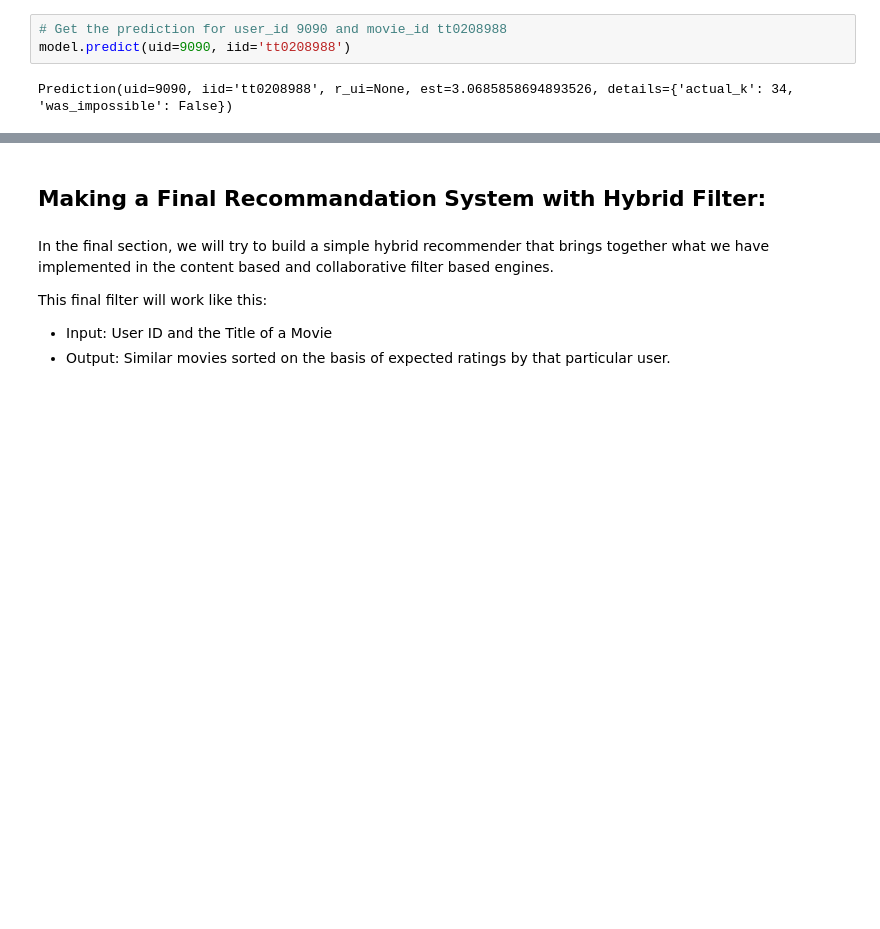
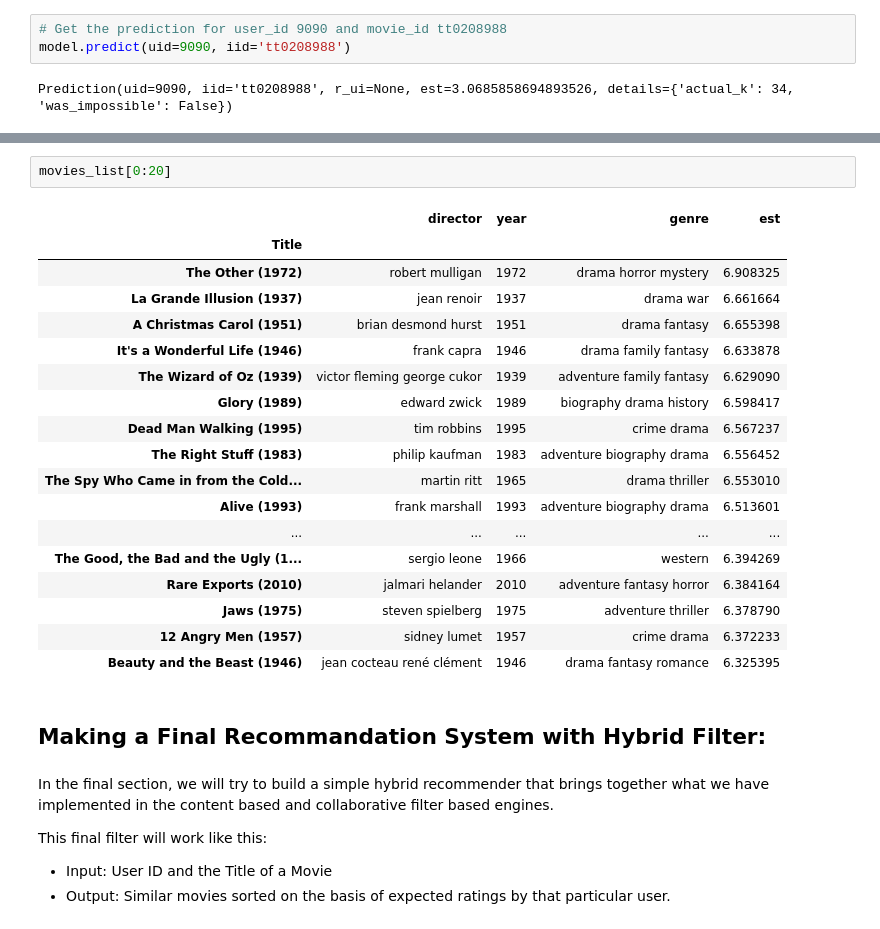
Before and after one commit to AminKafka/Review-Sentiment-Analysis-with-Recommendation-System, a Jupyter notebook: notebooks/04 - Making a Hybrid Movie Recommender.ipynb, the cells around one changed output, grey strips where cells are left out. Saved outputs shown, nothing was run; the diff lists cells and outputs as text; blank space fills up the shorter version.

```diff
--- a/notebooks/04 - Making a Hybrid Movie Recommender.ipynb
+++ b/notebooks/04 - Making a Hybrid Movie Recommender.ipynb
@@ -349,3 +349,24 @@ Prediction(uid=9090, iid='tt0208988', r_ui=None, est=3.0685858694893526, details
+# %%
+movies_list[0:20]
+# %% [output]
+|  | director | year | genre | est |
+| Title |  |  |  |  |
+| The Other (1972) | robert mulligan | 1972 | drama horror mystery | 6.908325 |
+| La Grande Illusion (1937) | jean renoir | 1937 | drama war | 6.661664 |
+| A Christmas Carol (1951) | brian desmond hurst | 1951 | drama fantasy | 6.655398 |
+| It's a Wonderful Life (1946) | frank capra | 1946 | drama family fantasy | 6.633878 |
+| The Wizard of Oz (1939) | victor fleming george cukor | 1939 | adventure family fantasy | 6.629090 |
+| Glory (1989) | edward zwick | 1989 | biography drama history | 6.598417 |
+| Dead Man Walking (1995) | tim robbins | 1995 | crime drama | 6.567237 |
+| The Right Stuff (1983) | philip kaufman | 1983 | adventure biography drama | 6.556452 |
+| The Spy Who Came in from the Cold... | martin ritt | 1965 | drama thriller | 6.553010 |
+| Alive (1993) | frank marshall | 1993 | adventure biography drama | 6.513601 |
+| ... | ... | ... | ... | ... |
+| The Good, the Bad and the Ugly (1... | sergio leone | 1966 | western | 6.394269 |
+| Rare Exports (2010) | jalmari helander | 2010 | adventure fantasy horror | 6.384164 |
+| Jaws (1975) | steven spielberg | 1975 | adventure thriller | 6.378790 |
+| 12 Angry Men (1957) | sidney lumet | 1957 | crime drama | 6.372233 |
+| Beauty and the Beast (1946) | jean cocteau rené clément | 1946 | drama fantasy romance | 6.325395 |
 # %% [markdown]
 ## Making a Final Recommandation System with Hybrid Filter:
 # %% [markdown]
```
Also changed, not shown: parts of 4 cells of this notebook, 12 other files.
